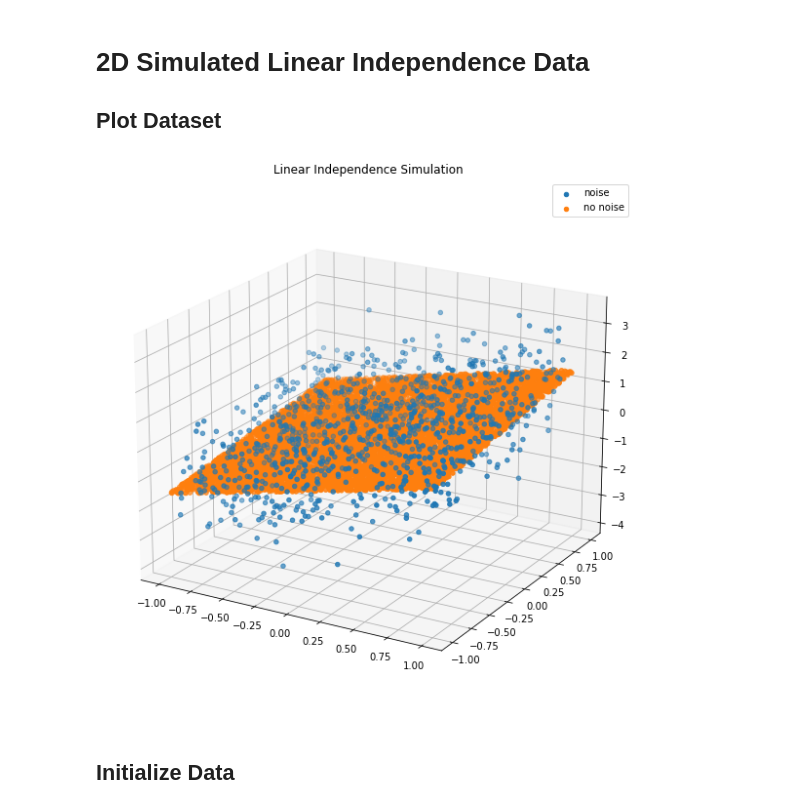
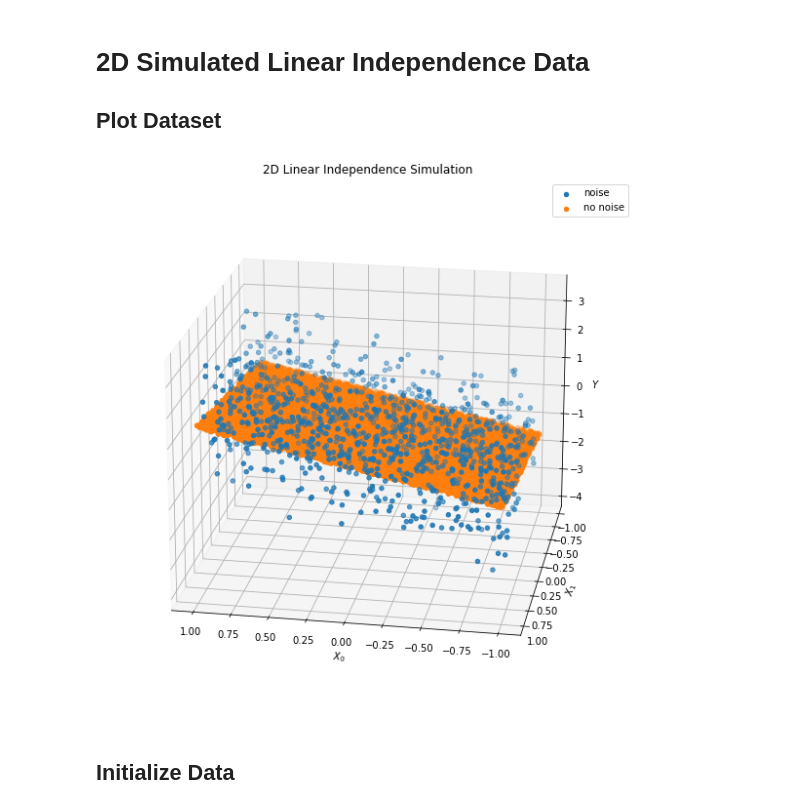
Before and after one commit to neurodata/hyppo, a Jupyter notebook: mgc_dcorr/simulated_DCA_demo.ipynb, the cells around one changed output. Drawn from its saved outputs; the diff is of its cells as text; code cells hidden in the pictures.

```diff
--- a/mgc_dcorr/simulated_DCA_demo.ipynb
+++ b/mgc_dcorr/simulated_DCA_demo.ipynb
@@ -93,22 +95,25 @@ plt.legend([r'$v$ surface', r'$v^2$ init', r'$v^2$ opt']);
 # %%
 lin_sim = SIMULATIONS["linear"]
 lin_x_n, lin_y_n = lin_sim(1000, 2, noise=True)
 lin_x, lin_y = lin_sim(10000, 2)
 
 lin_x_1_n = lin_x_n[:, 0]
 lin_x_2_n = lin_x_n[:, 1]
 lin_x_1 = lin_x[:, 0]
 lin_x_2 = lin_x[:, 1]
 
 fig = plt.figure(figsize=(10, 10))
 ax = fig.add_subplot(projection='3d')
 ax.scatter(lin_x_1_n, lin_x_2_n, lin_y_n)
 ax.scatter(lin_x_1, lin_x_2, lin_y)
-plt.title("Linear Independence Simulation")
+ax.set_xlabel(r"$X_0$")
+ax.set_ylabel(r"$X_1$")
+ax.set_zlabel(r"$Y$")
+plt.title("2D Linear Independence Simulation")
 plt.legend(["noise", "no noise"])
-ax.view_init(elev=20);
+ax.view_init(elev=20, azim=100);
 # %% [output]
-[figure, old version]
+[figure, new version]
 # %% [markdown]
 ## Initialize Data
 # %%
```
Also changed, not shown: parts of 1 cell of this notebook.
